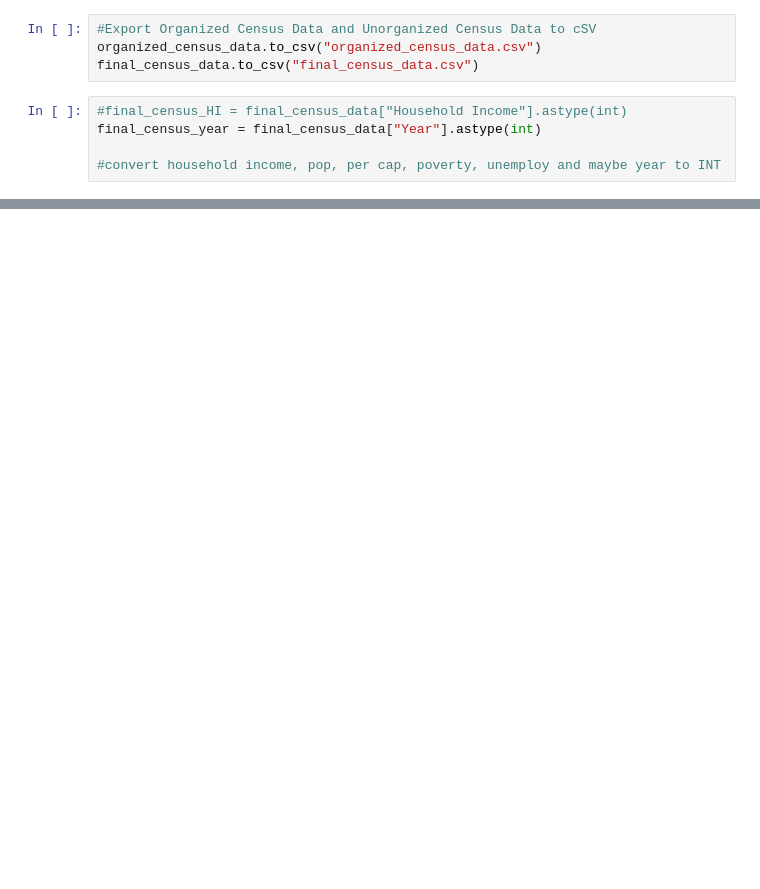
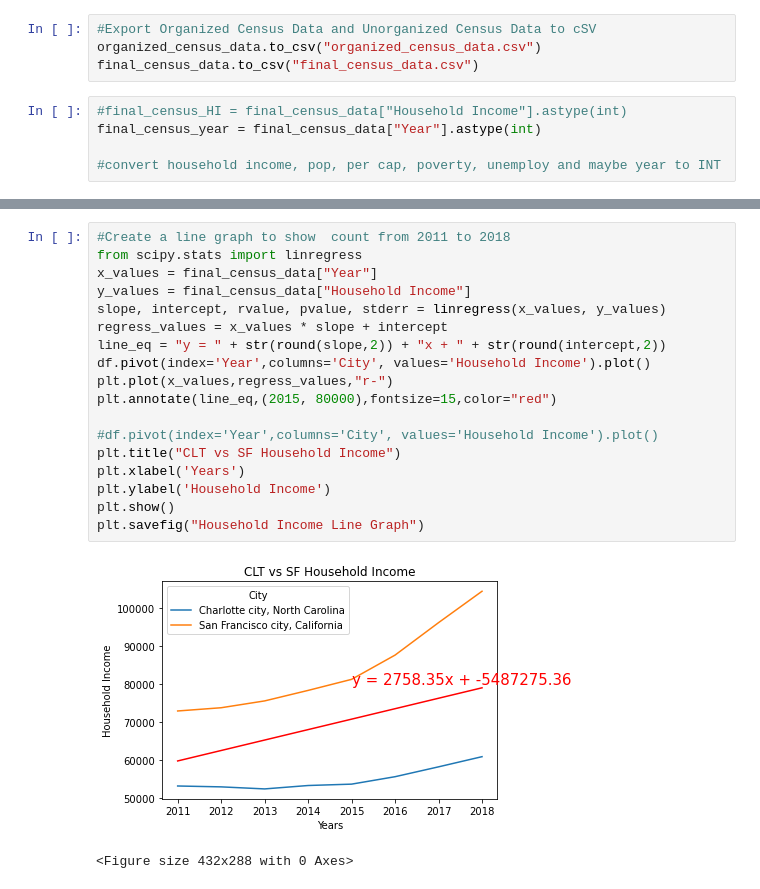
Before and after one commit to plmcgriff21/Project1, a Jupyter notebook: Graham project.ipynb, the cells around one changed output, grey strips where cells are left out. Drawn from its saved outputs; the diff is of its cells as text; blank space fills up the shorter version.

```diff
--- a/Graham project.ipynb
+++ b/Graham project.ipynb
@@ -313,0 +368,21 @@ plt.show()
+# %%
+#Create a line graph to show  count from 2011 to 2018
+from scipy.stats import linregress
+x_values = final_census_data["Year"]
+y_values = final_census_data["Household Income"]
+slope, intercept, rvalue, pvalue, stderr = linregress(x_values, y_values)
+regress_values = x_values * slope + intercept
+line_eq = "y = " + str(round(slope,2)) + "x + " + str(round(intercept,2))
+df.pivot(index='Year',columns='City', values='Household Income').plot()
+plt.plot(x_values,regress_values,"r-")
+plt.annotate(line_eq,(2015, 80000),fontsize=15,color="red")
+
+#df.pivot(index='Year',columns='City', values='Household Income').plot()
+plt.title("CLT vs SF Household Income")
+plt.xlabel('Years')
+plt.ylabel('Household Income')
+plt.show()
+plt.savefig("Household Income Line Graph")
+# %% [output]
+[figure, added]
+<Figure size 432x288 with 0 Axes>
```
Also changed, not shown: parts of 16 cells of this notebook, 5 other files.
